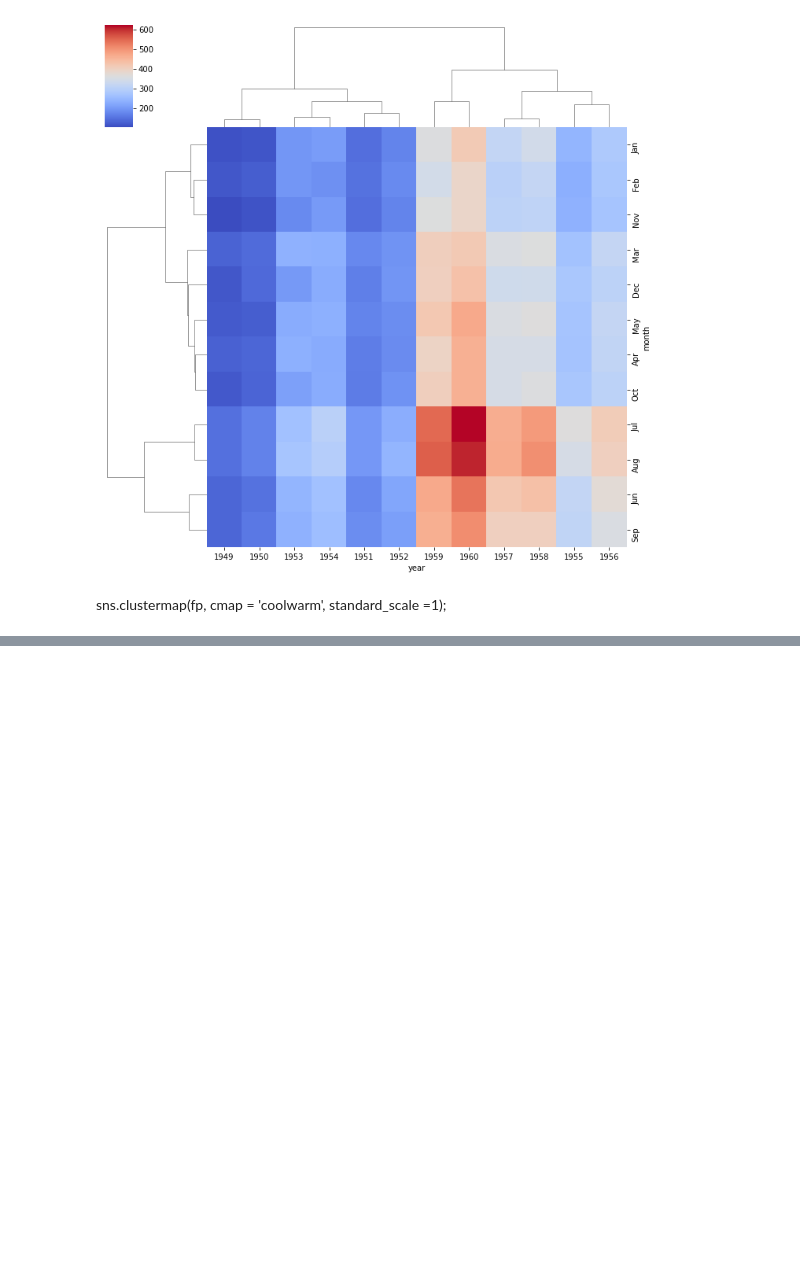
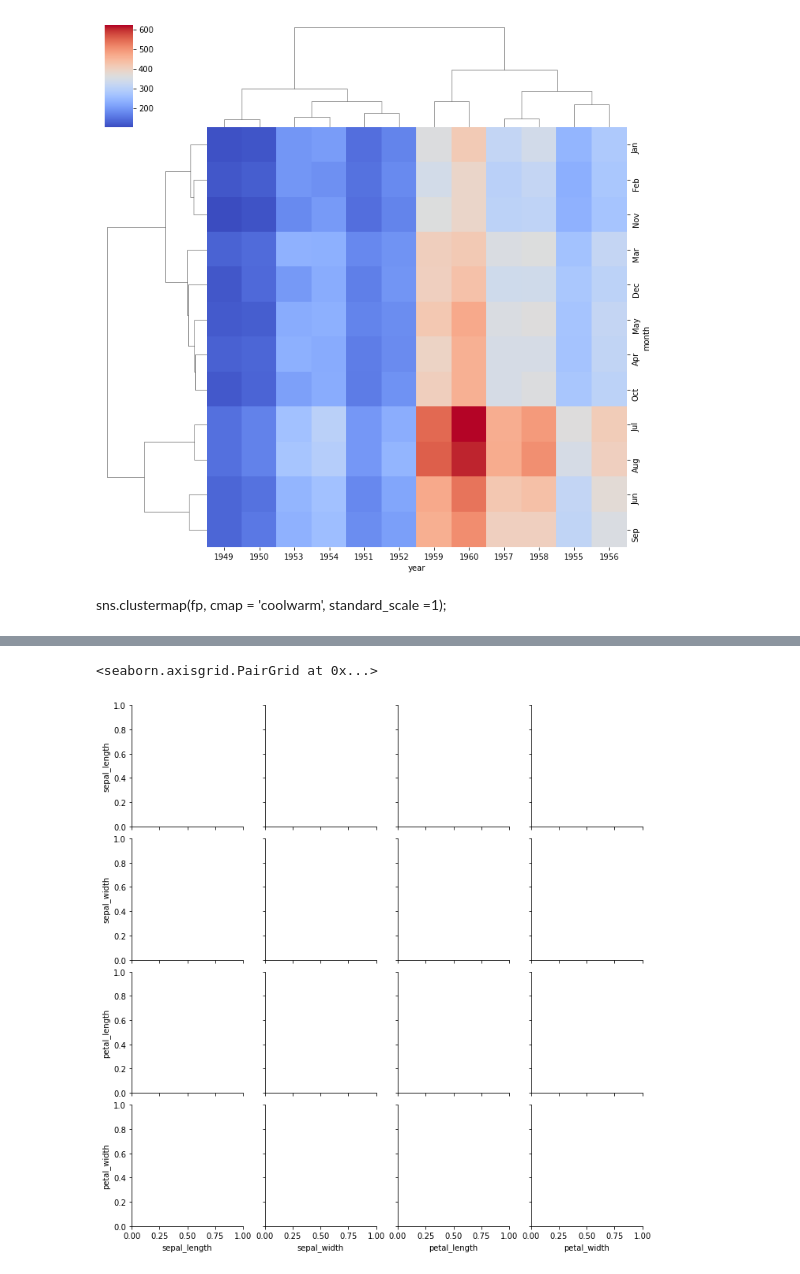
Before and after one commit to GKPSingh/M2D18, a Jupyter notebook: Learning SeaBorn.ipynb, the cells around one changed output, grey strips where cells are left out. Drawn from its saved outputs; the diff is of its cells as text; code cells hidden in the pictures; blank space fills up the shorter version.

```diff
--- a/Learning SeaBorn.ipynb
+++ b/Learning SeaBorn.ipynb
@@ -243,0 +263,5 @@ sns.clustermap(fp, cmap = 'coolwarm', standard_scale =1);
+# %%
+sns.PairGrid(iris)
+# %% [output]
+<seaborn.axisgrid.PairGrid at 0x...>
+[figure, added]
```
Also changed, not shown: parts of 10 cells of this notebook.
